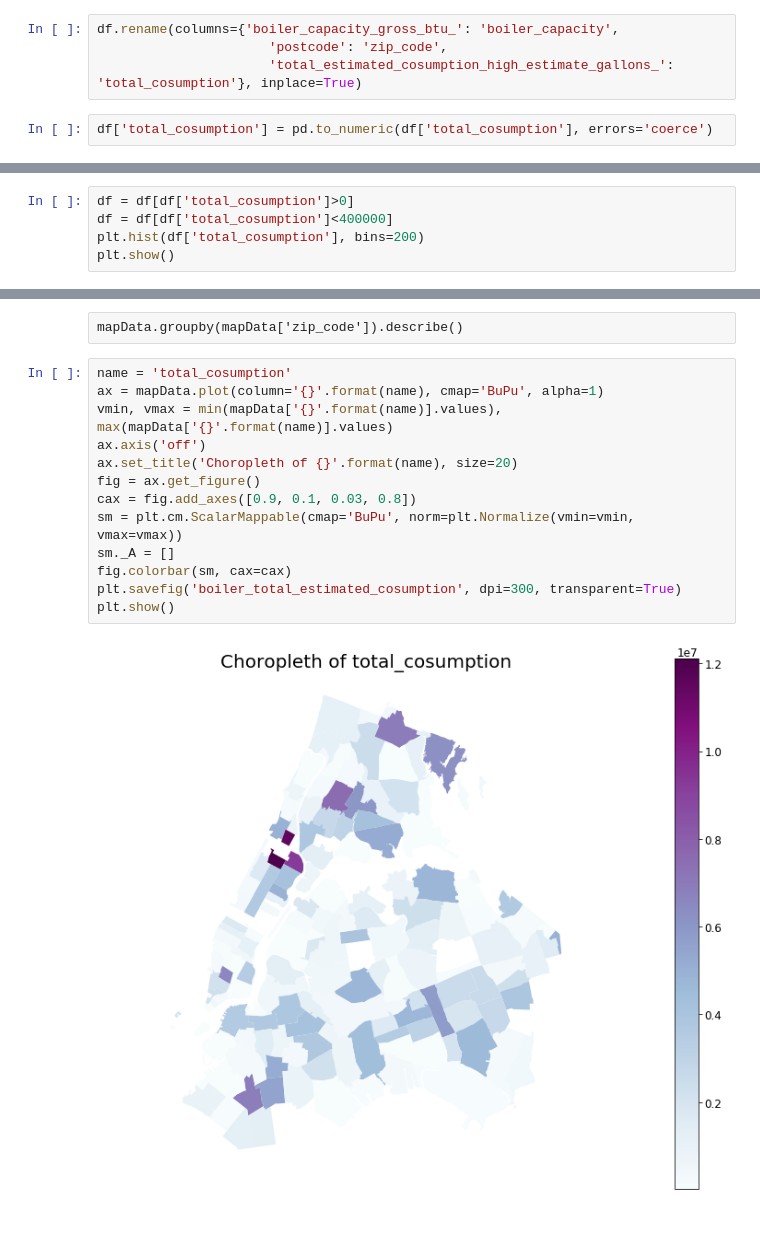
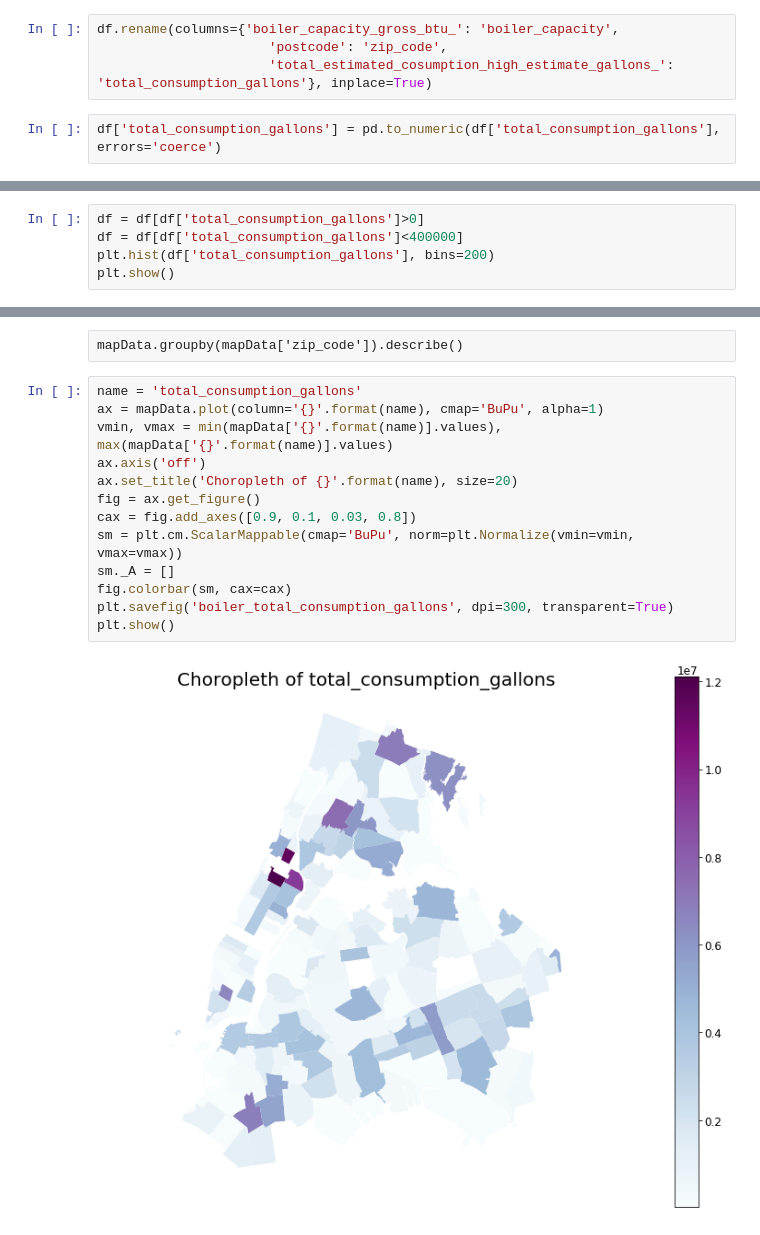
Before and after one commit to lingyielia/Civic, a Jupyter notebook: final_project/boiler_2015.ipynb, the cells around one changed output, grey strips where cells are left out. Drawn from its saved outputs; the diff is of its cells as text.

```diff
--- a/final_project/boiler_2015.ipynb
+++ b/final_project/boiler_2015.ipynb
@@ -65,9 +65,9 @@ dtype: object
 # %%
 df.rename(columns={'boiler_capacity_gross_btu_': 'boiler_capacity',
                       'postcode': 'zip_code',
-                      'total_estimated_cosumption_high_estimate_gallons_': 'total_cosumption'}, inplace=True)
+                      'total_estimated_cosumption_high_estimate_gallons_': 'total_consumption_gallons'}, inplace=True)
 # %%
-df['total_cosumption'] = pd.to_numeric(df['total_cosumption'], errors='coerce')
+df['total_consumption_gallons'] = pd.to_numeric(df['total_consumption_gallons'], errors='coerce')
 # %%
 df.dtypes
 # %% [output]
@@ -99,9 +99,9 @@ plt.show()
 # %% [output]
 [figure]
 # %%
-df = df[df['total_cosumption']>0]
-df = df[df['total_cosumption']<400000]
-plt.hist(df['total_cosumption'], bins=200)
+df = df[df['total_consumption_gallons']>0]
+df = df[df['total_consumption_gallons']<400000]
+plt.hist(df['total_consumption_gallons'], bins=200)
 plt.show()
 # %% [output]
 [figure]
@@ -154,17 +154,17 @@ mapData = gpd.GeoDataFrame(mapData)
 # %% [raw]
 mapData.groupby(mapData['zip_code']).describe()
 # %%
-name = 'total_cosumption'
+name = 'total_consumption_gallons'
 ax = mapData.plot(column='{}'.format(name), cmap='BuPu', alpha=1)
 vmin, vmax = min(mapData['{}'.format(name)].values), max(mapData['{}'.format(name)].values)
 ax.axis('off')
 ax.set_title('Choropleth of {}'.format(name), size=20)
 fig = ax.get_figure()
 cax = fig.add_axes([0.9, 0.1, 0.03, 0.8])
 sm = plt.cm.ScalarMappable(cmap='BuPu', norm=plt.Normalize(vmin=vmin, vmax=vmax))
 sm._A = []
 fig.colorbar(sm, cax=cax)
-plt.savefig('boiler_total_estimated_cosumption', dpi=300, transparent=True)
+plt.savefig('boiler_total_consumption_gallons', dpi=300, transparent=True)
 plt.show()
 # %% [output]
-[figure, old version]
+[figure, new version]
```
Also changed, not shown: parts of 5 cells of this notebook.
